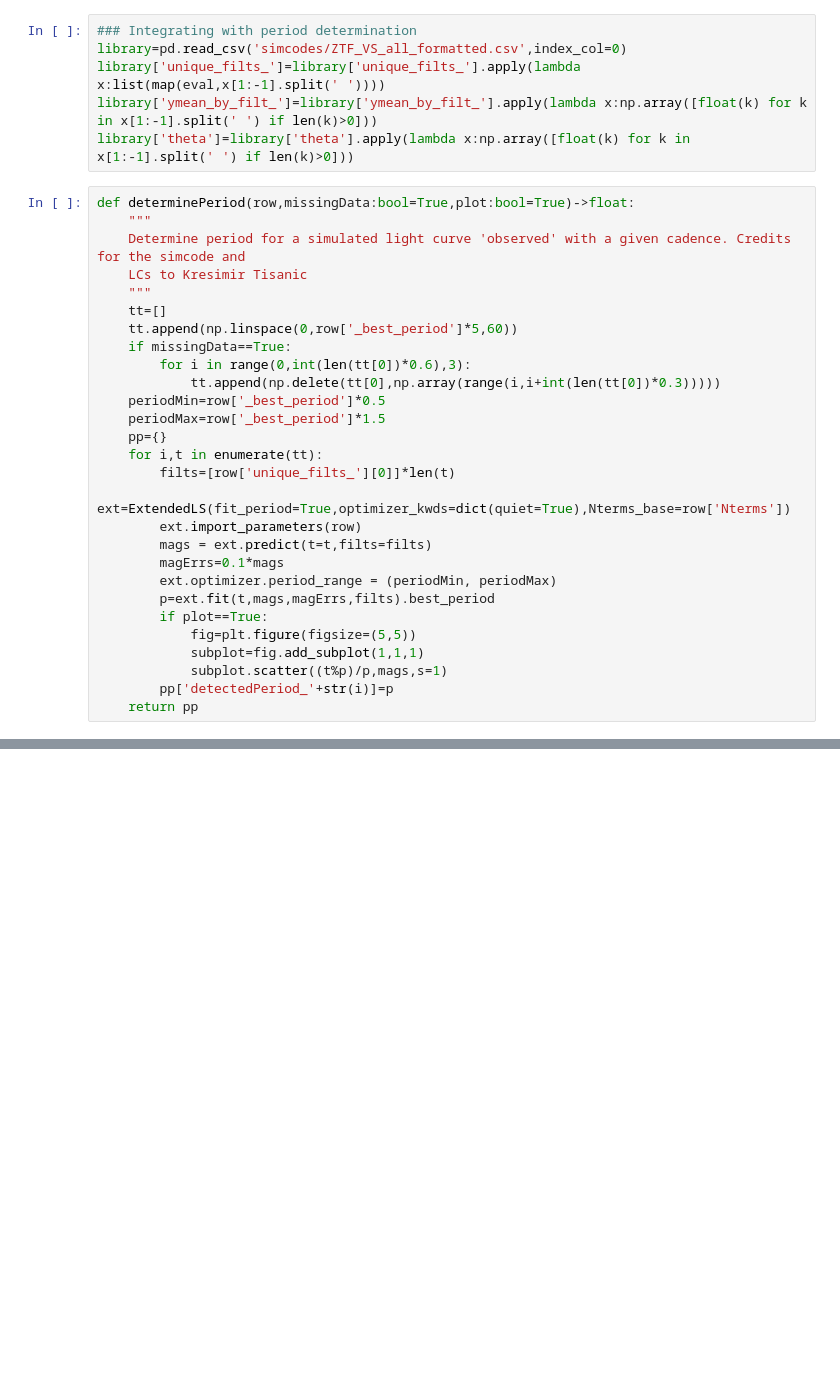
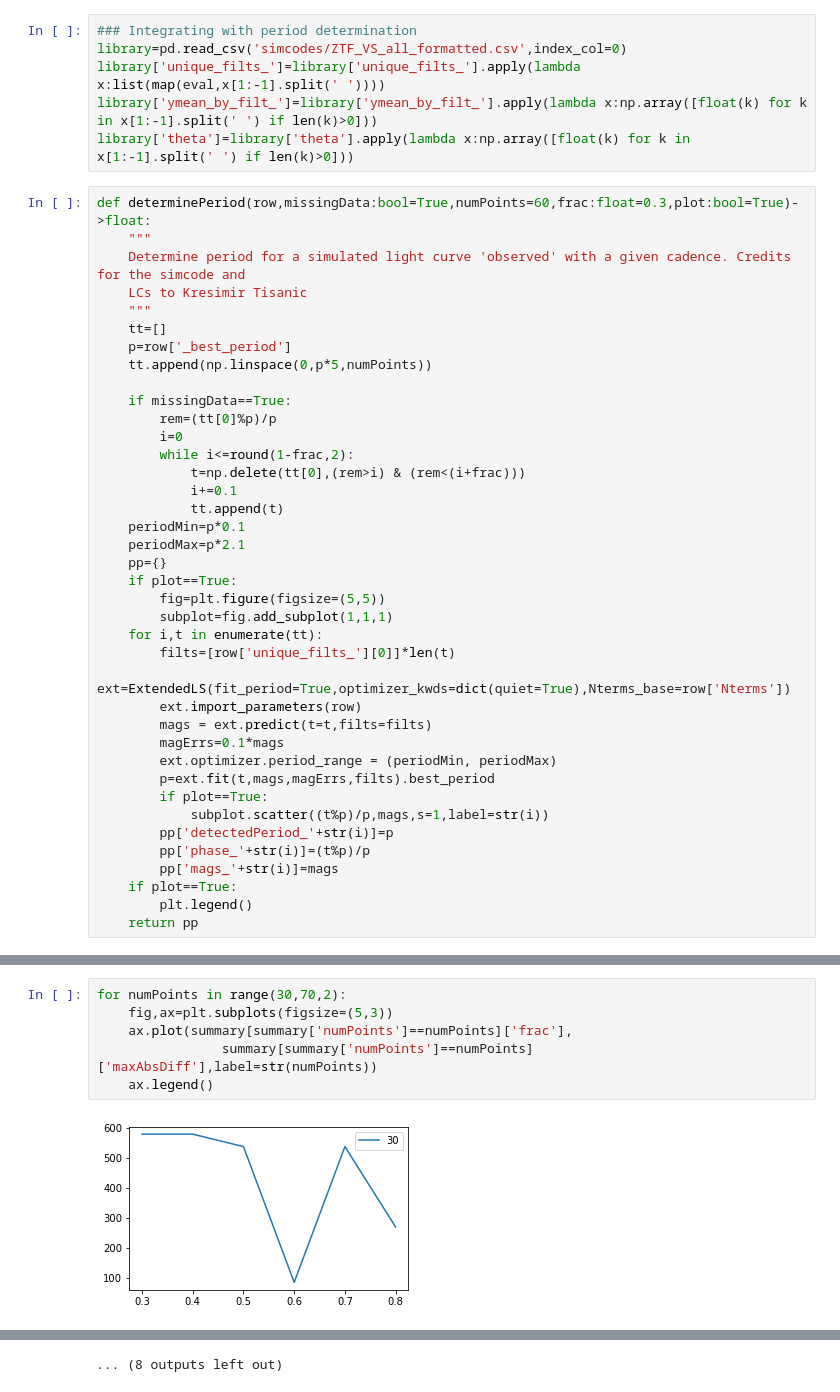
Before and after one commit to ShrRa/periodRecoveryMetric, a Jupyter notebook: InvestigatePhaseGapLocation.ipynb, the cells around one changed output, grey strips where cells are left out. Drawn from its saved outputs; the diff is of its cells as text; blank space fills up the shorter version.

```diff
--- a/InvestigatePhaseGapLocation.ipynb
+++ b/InvestigatePhaseGapLocation.ipynb
@@ -14,19 +14,28 @@ library['unique_filts_']=library['unique_filts_'].apply(lambda x:list(map(eval,x
 library['ymean_by_filt_']=library['ymean_by_filt_'].apply(lambda x:np.array([float(k) for k in x[1:-1].split(' ') if len(k)>0]))
 library['theta']=library['theta'].apply(lambda x:np.array([float(k) for k in x[1:-1].split(' ') if len(k)>0]))
 # %%
-def determinePeriod(row,missingData:bool=True,plot:bool=True)->float:
+def determinePeriod(row,missingData:bool=True,numPoints=60,frac:float=0.3,plot:bool=True)->float:
     """
     Determine period for a simulated light curve 'observed' with a given cadence. Credits for the simcode and
     LCs to Kresimir Tisanic
     """
     tt=[]
-    tt.append(np.linspace(0,row['_best_period']*5,60))
+    p=row['_best_period']
+    tt.append(np.linspace(0,p*5,numPoints))
+
     if missingData==True:
-        for i in range(0,int(len(tt[0])*0.6),3):
-            tt.append(np.delete(tt[0],np.array(range(i,i+int(len(tt[0])*0.3)))))
-    periodMin=row['_best_period']*0.5
-    periodMax=row['_best_period']*1.5
+        rem=(tt[0]%p)/p
+        i=0
+        while i<=round(1-frac,2):
+            t=np.delete(tt[0],(rem>i) & (rem<(i+frac)))
+            i+=0.1
+            tt.append(t)
+    periodMin=p*0.1
+    periodMax=p*2.1
     pp={}
+    if plot==True:
+        fig=plt.figure(figsize=(5,5))
+        subplot=fig.add_subplot(1,1,1)
     for i,t in enumerate(tt):
         filts=[row['unique_filts_'][0]]*len(t)
         ext=ExtendedLS(fit_period=True,optimizer_kwds=dict(quiet=True),Nterms_base=row['Nterms'])
@@ -36,9 +45,11 @@ def determinePeriod(row,missingData:bool=True,plot:bool=True)->float:
         ext.optimizer.period_range = (periodMin, periodMax)
         p=ext.fit(t,mags,magErrs,filts).best_period
         if plot==True:
-            fig=plt.figure(figsize=(5,5))
-            subplot=fig.add_subplot(1,1,1)
-            subplot.scatter((t%p)/p,mags,s=1)
+            subplot.scatter((t%p)/p,mags,s=1,label=str(i))
         pp['detectedPeriod_'+str(i)]=p
+        pp['phase_'+str(i)]=(t%p)/p
+        pp['mags_'+str(i)]=mags
+    if plot==True:
+        plt.legend()
     return pp
 # %%
@@ -91,0 +146,8 @@ libraryShort['diffPeriod']=libraryShort['_best_period']-libraryShort['detectedPe
+# %%
+for numPoints in range(30,70,2):
+    fig,ax=plt.subplots(figsize=(5,3))
+    ax.plot(summary[summary['numPoints']==numPoints]['frac'],
+                summary[summary['numPoints']==numPoints]['maxAbsDiff'],label=str(numPoints))
+    ax.legend()
+# %% [output]
+[figure, added]
@@ -91,0 +165 @@ libraryShort['diffPeriod']=libraryShort['_best_period']-libraryShort['detectedPe
+... (8 outputs left out)
```
Also changed, not shown: parts of 18 cells of this notebook.
